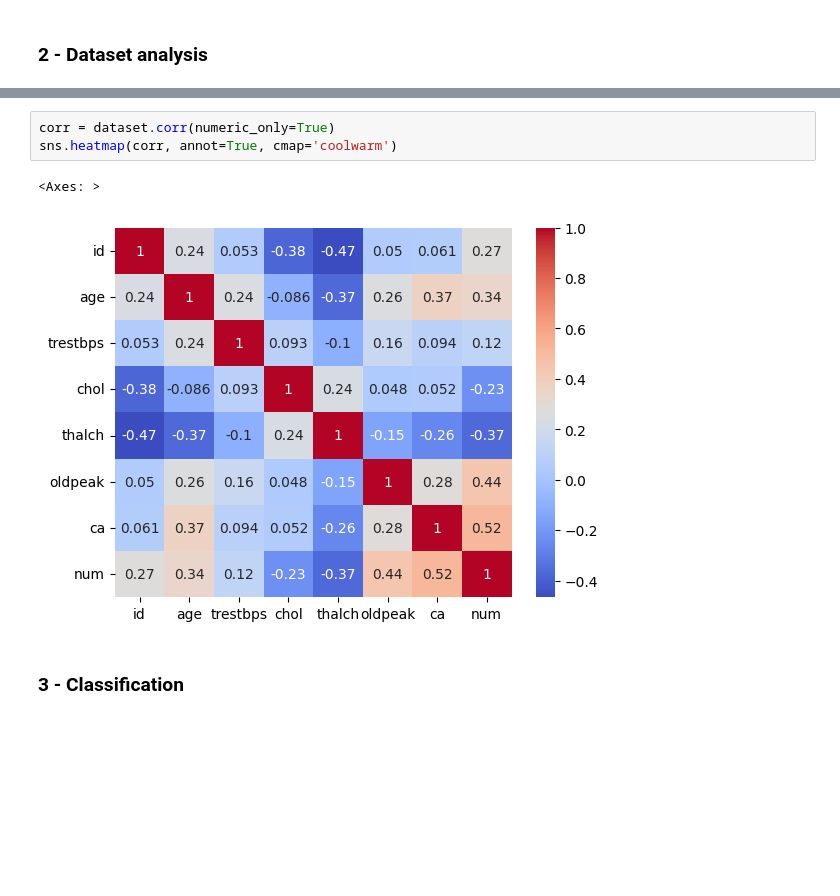
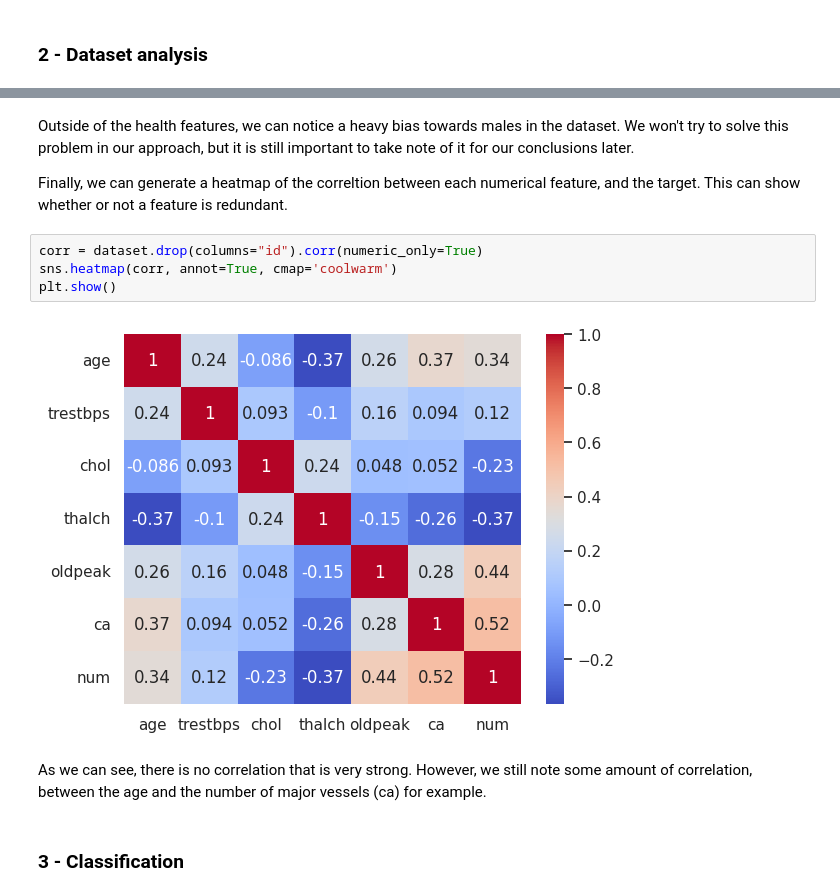
Before and after one commit to baptiste314/FTML_PROJET, a Jupyter notebook: Exercice 6/Exercice 6.ipynb, the cells around one changed output, grey strips where cells are left out. Saved outputs shown, nothing was run; the diff lists cells and outputs as text; blank space fills up the shorter version.

```diff
--- a/Exercice 6/Exercice 6.ipynb
+++ b/Exercice 6/Exercice 6.ipynb
@@ -96,9 +110,15 @@ plt.xticks(rotation=45)
+# %% [markdown]
+Outside of the health features, we can notice a heavy bias towards males in the dataset. We won't try to solve this problem in our approach, but it is still important to take note of it for our conclusions later.
+
+Finally, we can generate a heatmap of the correltion between each numerical feature, and the target. This can show whether or not a feature is redundant.
 # %%
-corr = dataset.corr(numeric_only=True)
+corr = dataset.drop(columns="id").corr(numeric_only=True)
 sns.heatmap(corr, annot=True, cmap='coolwarm')
+plt.show()
 # %% [output]
-<Axes: >
-[figure, old version]
+[figure, new version]
+# %% [markdown]
+As we can see, there is no correlation that is very strong. However, we still note some amount of correlation, between the age and the number of major vessels (ca) for example.
 # %% [markdown]
 ### 3 - Classification
 # %% [markdown]
```
Also changed, not shown: parts of 13 cells of this notebook.
